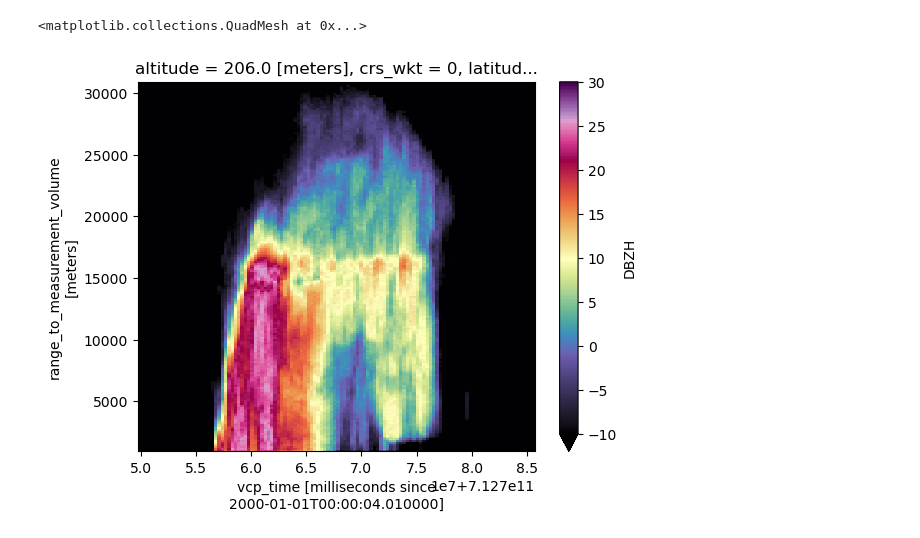
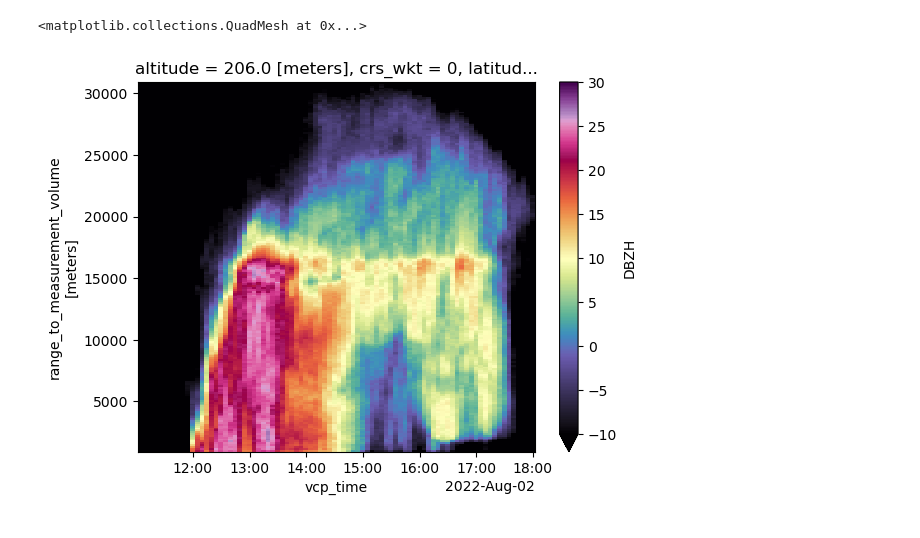
Before and after one commit to aladinor/notebooks, a Jupyter notebook: qvp_Carimagua.ipynb, the cells around one changed output. Saved outputs shown, nothing was run; the diff lists cells and outputs as text; code cells hidden in the pictures.

```diff
--- a/qvp_Carimagua.ipynb
+++ b/qvp_Carimagua.ipynb
@@ -14,5 +8,5 @@ LocalCluster(99e438d1, 'tcp://127.0.0.1:33570', workers=8, threads=48, memory=48
 # %%
 path_car = '/data/scratch/a/alfonso8/Carimagua.zarr'
 # %%
-dt_car = datatree.open_datatree(path_car, engine='zarr', decode_times=False,
-                   chunks={'vcp_time':10, 'azimuth':-1, 'range':-1 })
+dt_car = datatree.open_datatree(path_car, engine='zarr',
+                                chunks={'vcp_time':10, 'azimuth':-1, 'range':-1 })
@@ -83,8 +31,8 @@ Data variables: (12/17)
 # %%
-qvp.isel(vcp_time=range(380, 500), range=range(0, 200)).DBZH.plot(x='vcp_time', y='range', cmap='ChaseSpectral', vmin=-10, vmax=30)
+qvp.isel(range=range(0, 200)).sel(vcp_time=slice("2022-08-02 11:00", "2022-08-02 18:00") ).DBZH.plot(x='vcp_time', y='range', cmap='ChaseSpectral', vmin=-10, vmax=30)
 # %% [output]
 <matplotlib.collections.QuadMesh at 0x...>
-[figure, old version]
+[figure, new version]
 # %%
 path_gua = '/data/scratch/a/alfonso8/Guaviare.zarr'
 # %%
```
Also changed, not shown: parts of 9 cells of this notebook.
